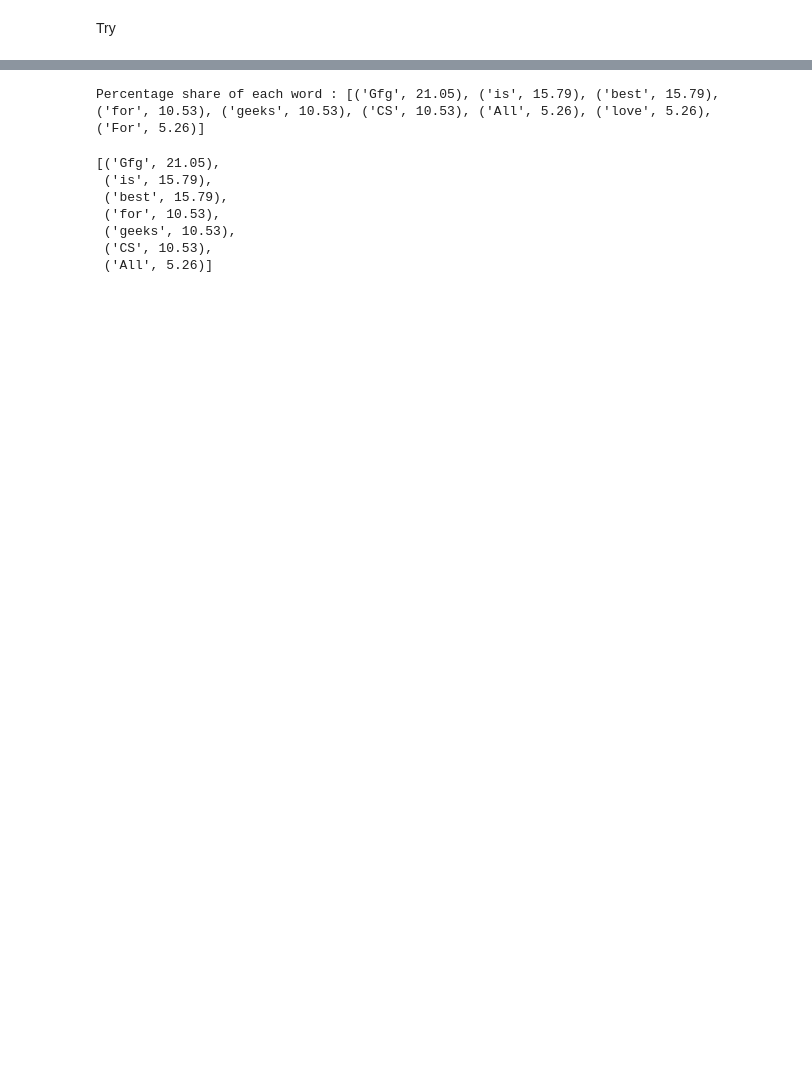
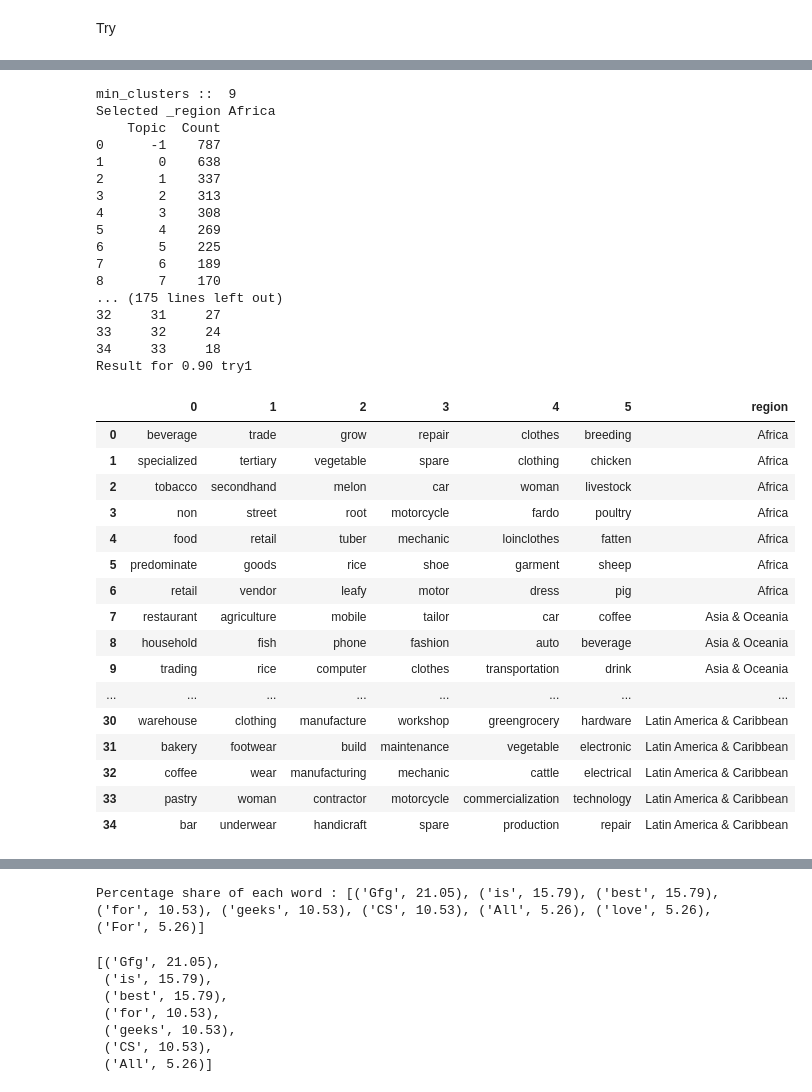
Before and after one commit to ddum-sutd/GEM_NLP_TopicModelling, a Jupyter notebook: nlp_bert_topic.ipynb, the cells around one changed output, grey strips where cells are left out. Saved outputs shown, nothing was run; the diff lists cells and outputs as text; code cells hidden in the pictures; blank space fills up the shorter version.

```diff
--- a/nlp_bert_topic.ipynb
+++ b/nlp_bert_topic.ipynb
@@ -560,31 +570,0 @@ Note that by setting the random seed at the beginning of the code, we ensure tha
-# %%
-from bertopic import BERTopic
-import random
-import numpy as np
-import torch
-
-unique_region_ = ['Africa','Asia & Oceania','Europe','North America', 'Latin America & Caribbean']
-unique_region = ['North America', 'Latin America & Caribbean']
-
-def return_model():
-
-    model_list = []
-    for selected_region in unique_region:
-        regional_df =  df[df['region']== selected_region]
-        docs = list(regional_df.loc[:, "clean_subustype_wo_stopwords"].values)
-
-        # Set the random seed for reproducibility
-        random.seed(123)
-        np.random.seed(123)
-        torch.manual_seed(123)
-
-        model = BERTopic(language="english",min_topic_size=20)
-        topics, probs = model.fit_transform(docs)
-
-        print("Selected _region",selected_region)
-        print(model.get_topic_freq())
-        model_list.append(model)
-
-    return model_list
-
-model_list= return_model()
@@ -660,0 +619,40 @@ all_out
+# %%
+model_list3= return_model()
+print("Result for 0.90 try1")
+res3_90  = print_model_result(model_list3)
+res3_90
+# %% [output]
+min_clusters ::  9
+Selected _region Africa
+    Topic  Count
+0      -1    787
+1       0    638
+2       1    337
+3       2    313
+4       3    308
+5       4    269
+6       5    225
+7       6    189
+8       7    170
+... (175 lines left out)
+32     31     27
+33     32     24
+34     33     18
+Result for 0.90 try1
+|  | 0 | 1 | 2 | 3 | 4 | 5 | region |
+| 0 | beverage | trade | grow | repair | clothes | breeding | Africa |
+| 1 | specialized | tertiary | vegetable | spare | clothing | chicken | Africa |
+| 2 | tobacco | secondhand | melon | car | woman | livestock | Africa |
+| 3 | non | street | root | motorcycle | fardo | poultry | Africa |
+| 4 | food | retail | tuber | mechanic | loinclothes | fatten | Africa |
+| 5 | predominate | goods | rice | shoe | garment | sheep | Africa |
+| 6 | retail | vendor | leafy | motor | dress | pig | Africa |
+| 7 | restaurant | agriculture | mobile | tailor | car | coffee | Asia & Oceania |
+| 8 | household | fish | phone | fashion | auto | beverage | Asia & Oceania |
+| 9 | trading | rice | computer | clothes | transportation | drink | Asia & Oceania |
+| ... | ... | ... | ... | ... | ... | ... | ... |
+| 30 | warehouse | clothing | manufacture | workshop | greengrocery | hardware | Latin America & Caribbean |
+| 31 | bakery | footwear | build | maintenance | vegetable | electronic | Latin America & Caribbean |
+| 32 | coffee | wear | manufacturing | mechanic | cattle | electrical | Latin America & Caribbean |
+| 33 | pastry | woman | contractor | motorcycle | commercialization | technology | Latin America & Caribbean |
+| 34 | bar | underwear | handicraft | spare | production | repair | Latin America & Caribbean |
```
Also changed, not shown: parts of 27 cells of this notebook, 1 other file.
